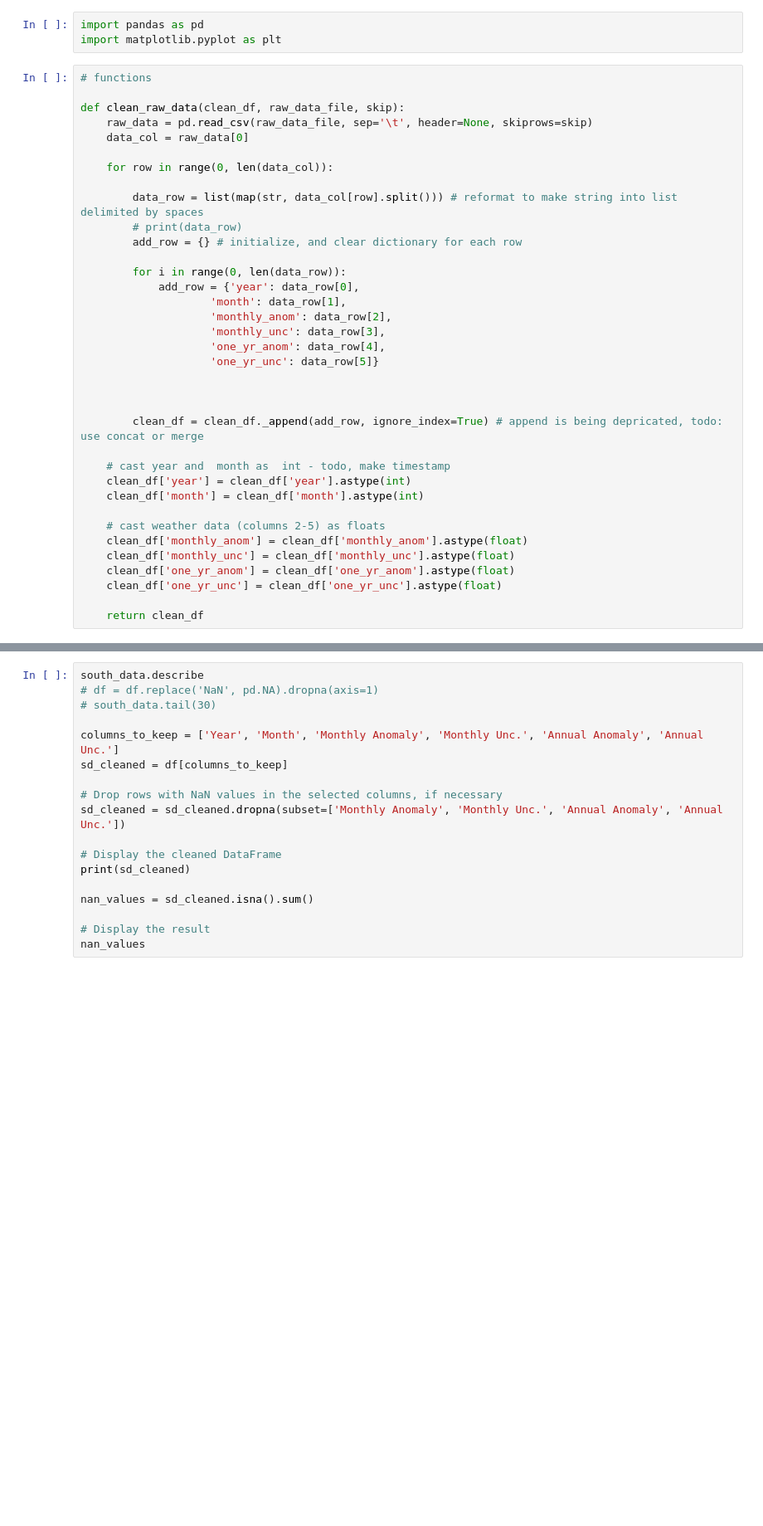
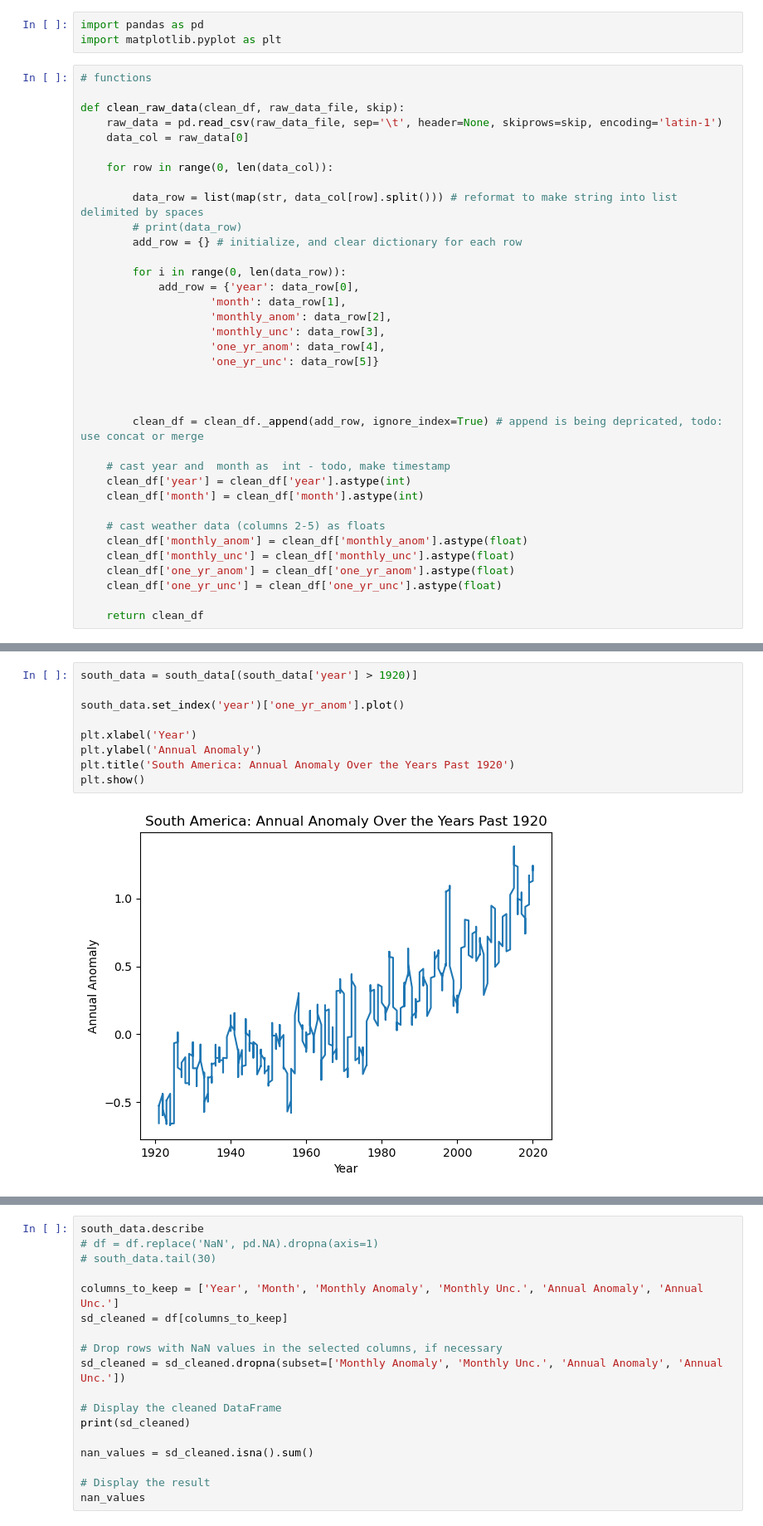
Before and after one commit to gowrath/Climate_EDA-SouthAmerica, a Jupyter notebook: Project_2_SO_JB.ipynb, the cells around one changed output, grey strips where cells are left out. Shown at 83% size. Drawn from its saved outputs; the diff is of its cells as text; blank space fills up the shorter version.

```diff
--- a/Project_2_SO_JB.ipynb
+++ b/Project_2_SO_JB.ipynb
@@ -118,7 +118,7 @@ import matplotlib.pyplot as plt
 # functions
 
 def clean_raw_data(clean_df, raw_data_file, skip):
-    raw_data = pd.read_csv(raw_data_file, sep='\t', header=None, skiprows=skip)
+    raw_data = pd.read_csv(raw_data_file, sep='\t', header=None, skiprows=skip, encoding='latin-1')
     data_col = raw_data[0]
 
     for row in range(0, len(data_col)):
@@ -173,0 +174,11 @@ saopaulo_data = clean_raw_data(saopaulo_data, santiago_file, 69)
+# %%
+south_data = south_data[(south_data['year'] > 1920)]
+
+south_data.set_index('year')['one_yr_anom'].plot()
+
+plt.xlabel('Year')
+plt.ylabel('Annual Anomaly')
+plt.title('South America: Annual Anomaly Over the Years Past 1920')
+plt.show()
+# %% [output]
+[figure, added]
```
Also changed, not shown: parts of 8 cells of this notebook.
